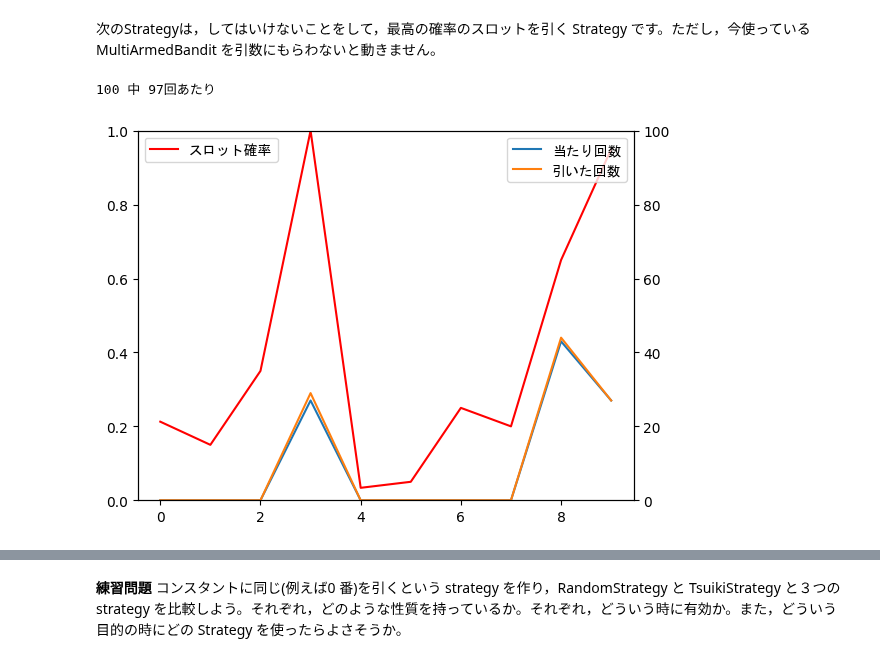
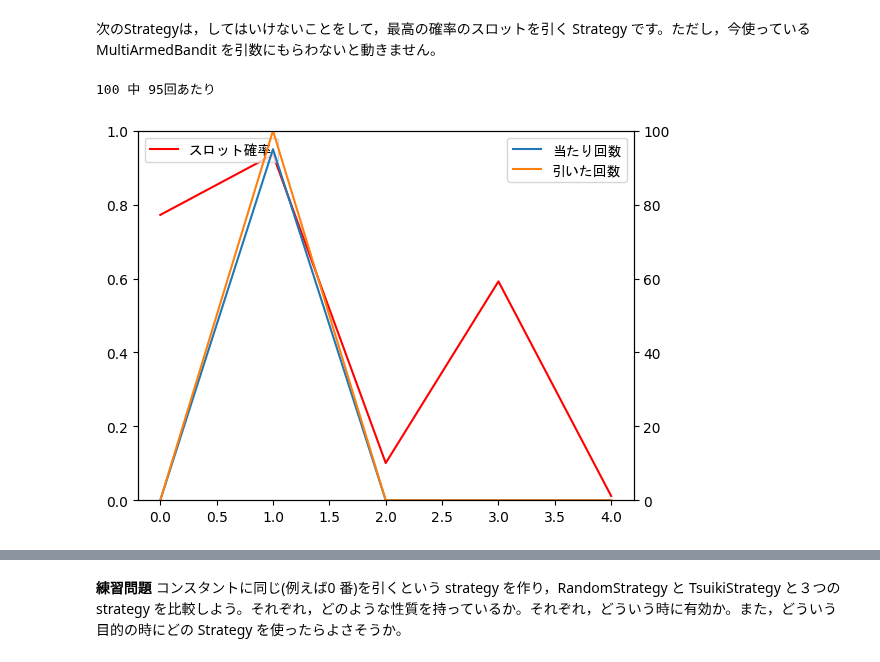
Before and after one commit to HidekiTsuiki/python, a Jupyter notebook: 10Bandit.ipynb, the cells around one changed output, grey strips where cells are left out. Saved outputs shown, nothing was run; the diff lists cells and outputs as text; code cells hidden in the pictures.

```diff
--- a/10Bandit.ipynb
+++ b/10Bandit.ipynb
@@ -42,13 +42,13 @@ class Bandit:
 
 class MultiArmedBandit:
     '''スロットマシンを10個まとめたもの
-         クラス変数：NUM  3 (定数)
+         クラス変数：NUM  5 (定数)
          インスタンス変数：bandits スロットマシンのリスト
          メソッド：
             slot(i) i 番目のスロットを引く。
             getmax() スロットマシンの確率の最大値を返す。
     '''
-    NUM= 10;   #スロットマシンの個数
+    NUM= 5;   #スロットマシンの個数
     def __init__(self):
         self.bandits = [Bandit() for i in range(MultiArmedBandit.NUM)]
 
@@ -89,7 +89,7 @@ m.slot(1)
 # %% [markdown]
 1 回づつ引いてみましょう。
 # %%
-for i in range(10):
+for i in range(5):
     print(m.slot(i))
 # %% [output]
 1
@@ -155,7 +150,7 @@ class TsuikiStrategy:
 次のStrategyは，してはいけないことをして，最高の確率のスロットを引く Strategy です。ただし，今使っている MultiArmedBandit を引数にもらわないと動きません。
 # %%
 class MaxStrategy:
-    ''' ランダムにスロットマシンを引く戦略
+    ''' 最高確率のスロットマシンを引く戦略
     '''
     def __init__(self, m):
         self.mab = m
@@ -213,14 +208,14 @@ def MABTest(numplay, strategy, mab, change=False):
 # %%
 m = MultiArmedBandit()
 s = TsuikiStrategy()
 s1 = RandomStrategy()
 maxstr = MaxStrategy(m)
 #MABTest(100, s, m)
 #ABTest(100, s1, m)
-MABTest(100, maxstr, m, change=True)
+MABTest(100, maxstr, m)
 # %% [output]
-100 中 97回あたり
+100 中 95回あたり
-[figure, old version]
+[figure, new version]
 # %%
 
 for i in range(5):
```
Also changed, not shown: parts of 10 cells of this notebook, 2 other files.
